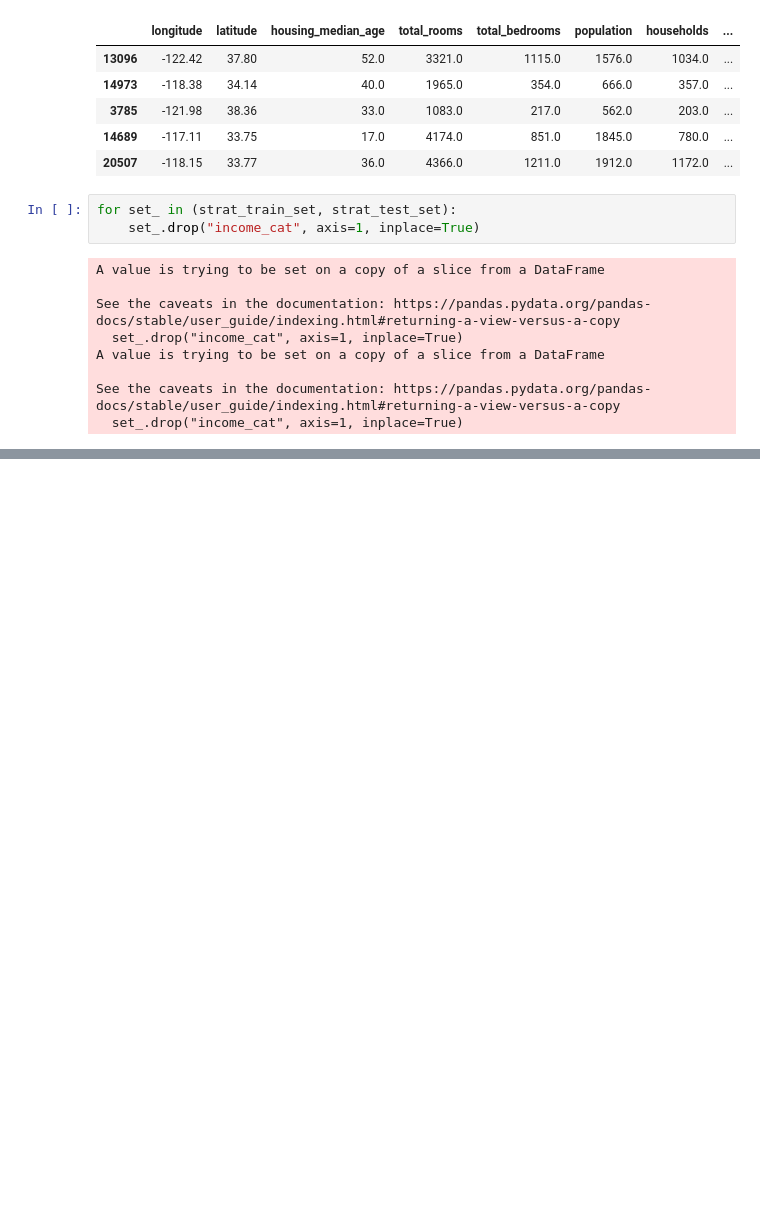
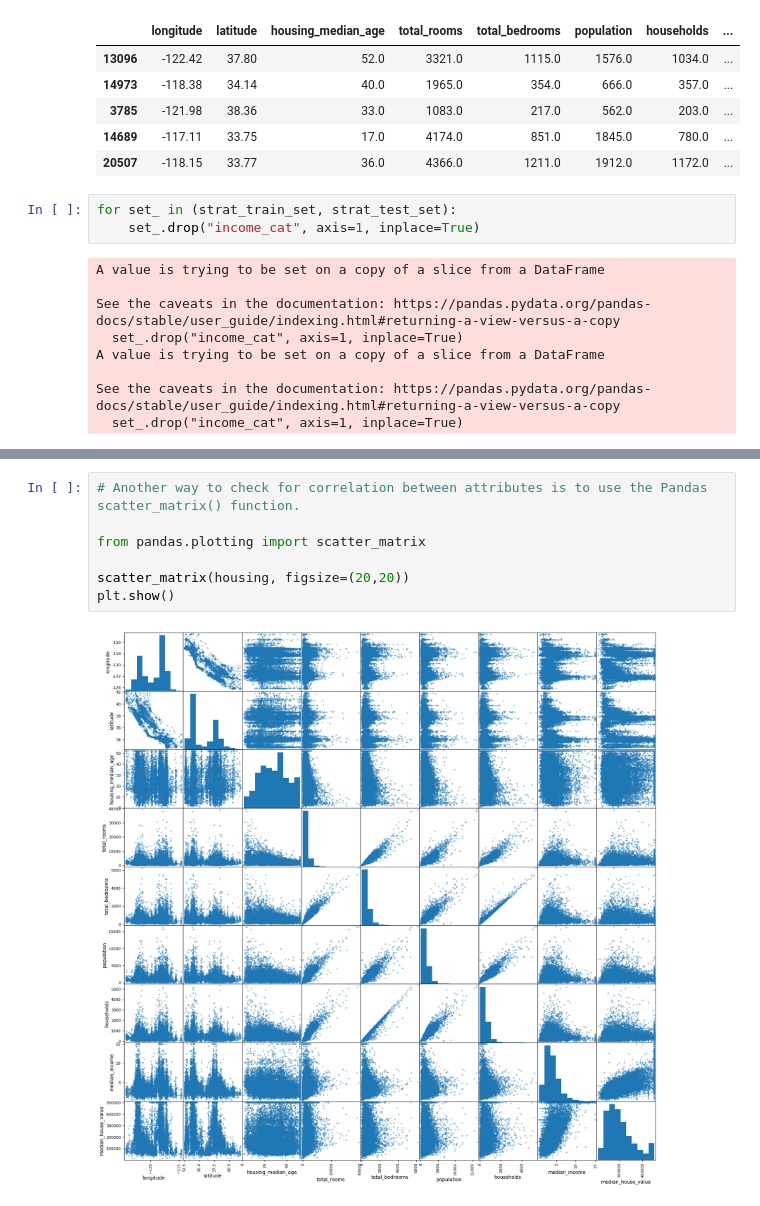
Before and after one commit to ChetanAnilMore/100-Days-of-ML, a Jupyter notebook: Chapter 2 - End to End Machine Learning Project.ipynb, the cells around one changed output, grey strips where cells are left out. Drawn from its saved outputs; the diff is of its cells as text; blank space fills up the shorter version.

```diff
--- a/Chapter 2 - End to End Machine Learning Project.ipynb
+++ b/Chapter 2 - End to End Machine Learning Project.ipynb
@@ -130,0 +180,9 @@ See the caveats in the documentation: https://pandas.pydata.org/pandas-docs/stab
+# %%
+# Another way to check for correlation between attributes is to use the Pandas scatter_matrix() function.
+
+from pandas.plotting import scatter_matrix
+
+scatter_matrix(housing, figsize=(20,20))
+plt.show()
+# %% [output]
+[figure, added]
```
Also changed, not shown: parts of 21 cells of this notebook.
